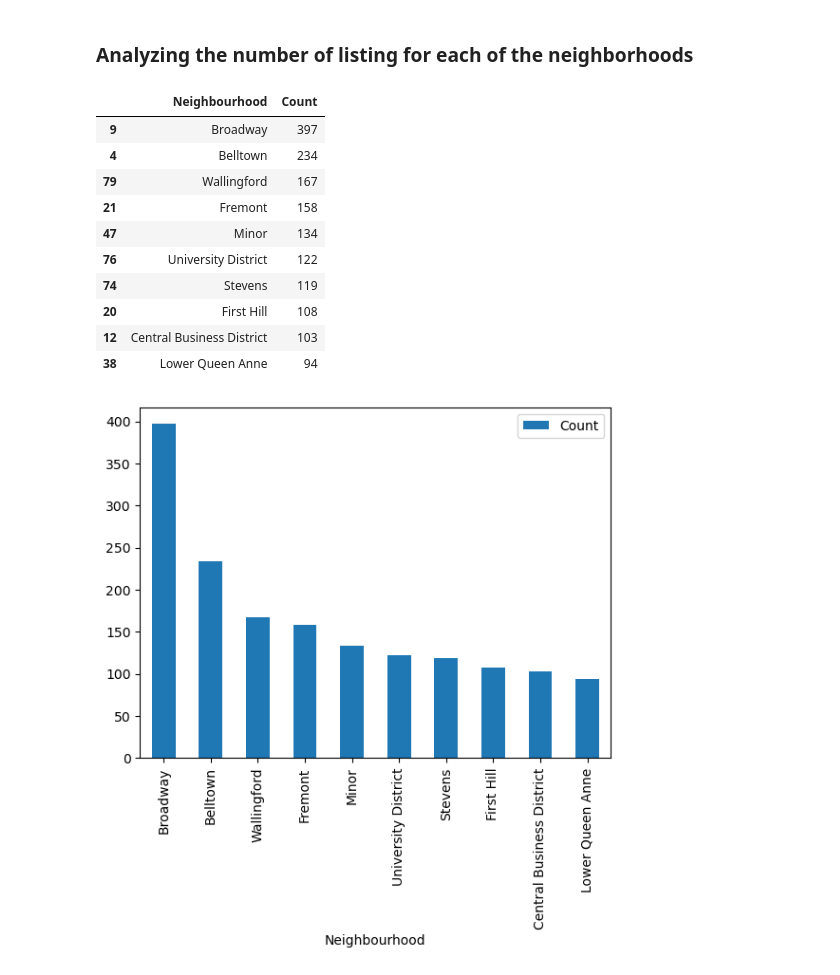
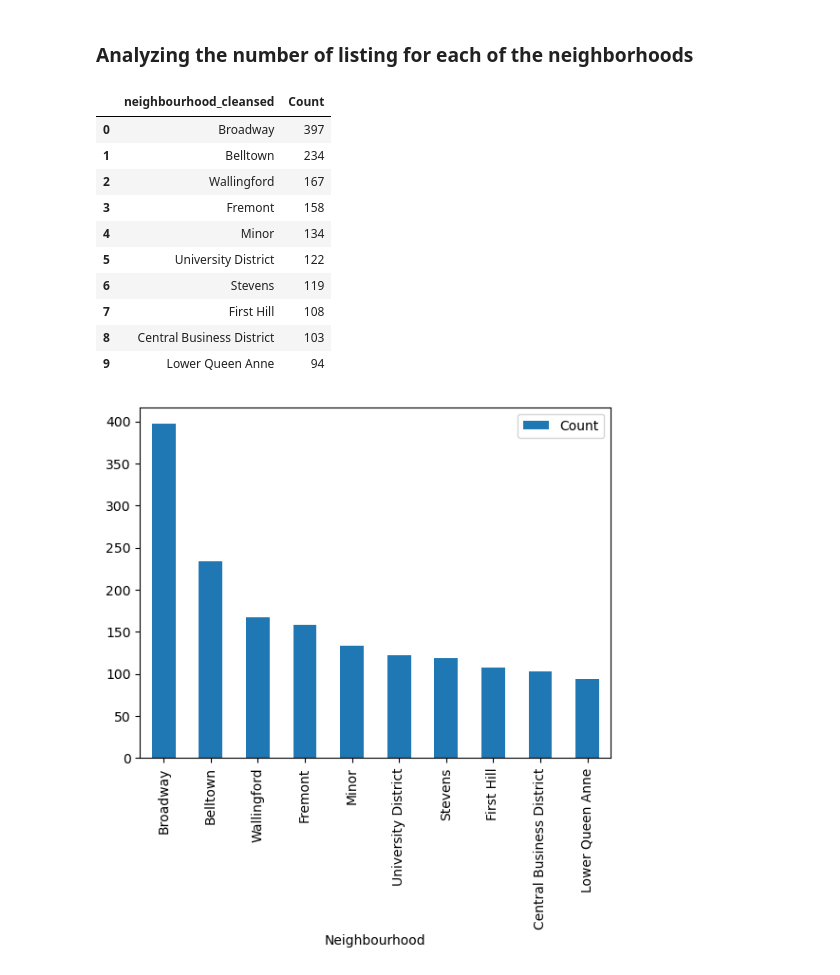
Before and after one commit to ruddysimon/ADS507---Practical-Data-Engineering, a Jupyter notebook: Airbnb_Seattle.ipynb, the cells around one changed output. Cells and saved outputs as stored; diff of their text form; code cells hidden in the pictures.

Commit message:
added one sql query

```diff
--- a/Airbnb_Seattle.ipynb
+++ b/Airbnb_Seattle.ipynb
@@ -371,22 +371,25 @@ for col in dollar_columns:
 ## Listings Visualization
 # %% [markdown]
 ### Analyzing the number of listing for each of the neighborhoods
+# %%
+neighboor_list_query = pd.read_sql("select neighbourhood_cleansed, count(*) as 'Count'\
+                                    from listings \
+                                   group by neighbourhood_cleansed \
+                                   order by Count desc \
+                                   limit 10;", conn)
+neighboor_list_query
+# %% [output]
+|  | neighbourhood_cleansed | Count |
+| 0 | Broadway | 397 |
+| 1 | Belltown | 234 |
+| 2 | Wallingford | 167 |
+| 3 | Fremont | 158 |
+| 4 | Minor | 134 |
+| 5 | University District | 122 |
+| 6 | Stevens | 119 |
+| 7 | First Hill | 108 |
+| 8 | Central Business District | 103 |
+| 9 | Lower Queen Anne | 94 |
 # %%
-neighboor_list = list_df.groupby('neighbourhood_cleansed').id.count()
-neighboor_list = neighboor_list.reset_index()
-neighboor_list.rename(columns={"neighbourhood_cleansed":"Neighbourhood", "id":"Count"},inplace=True)
-neighboor_top10 = neighboor_list.sort_values(by="Count",ascending=False).head(10)
-neighboor_top10
+neighboor_list_query.rename(columns={"neighbourhood_cleansed":"Neighbourhood"},inplace=True)
-# %% [output]
-|  | Neighbourhood | Count |
-| 9 | Broadway | 397 |
-| 4 | Belltown | 234 |
-| 79 | Wallingford | 167 |
-| 21 | Fremont | 158 |
-| 47 | Minor | 134 |
-| 76 | University District | 122 |
-| 74 | Stevens | 119 |
-| 20 | First Hill | 108 |
-| 12 | Central Business District | 103 |
-| 38 | Lower Queen Anne | 94 |
 # %%
```
Also changed, not shown: parts of 33 cells of this notebook.
